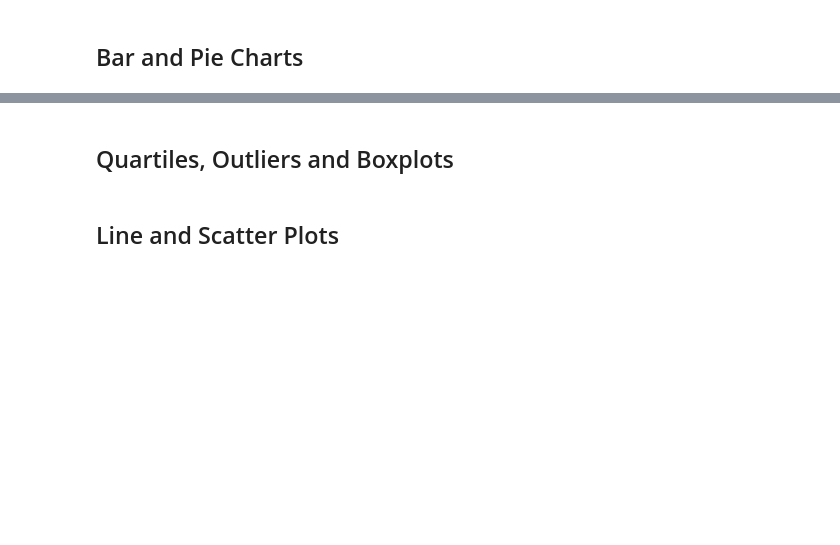
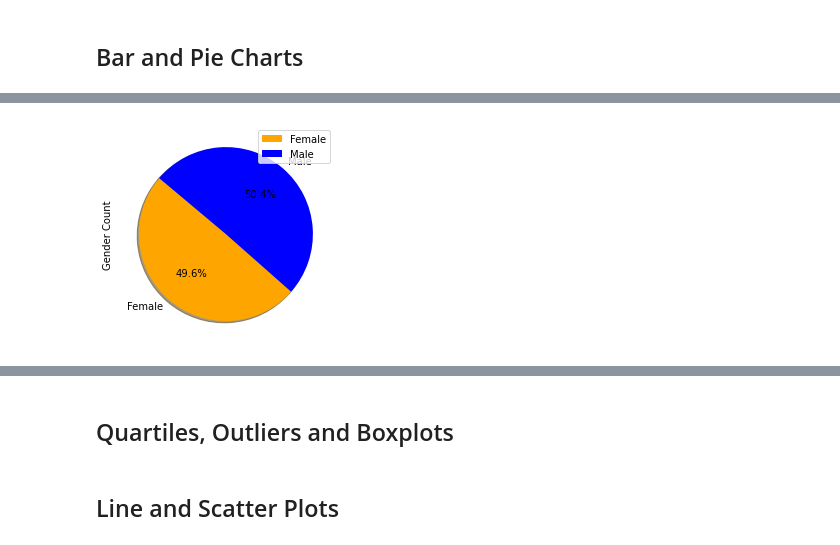
Before and after one commit to abarba1914/matplotlib-challenge, a Jupyter notebook: Pymaceuticals/pymaceuticals_starter.ipynb, the cells around one changed output, grey strips where cells are left out. Saved outputs shown, nothing was run; the diff lists cells and outputs as text; code cells hidden in the pictures; blank space fills up the shorter version.

```diff
--- a/Pymaceuticals/pymaceuticals_starter.ipynb
+++ b/Pymaceuticals/pymaceuticals_starter.ipynb
@@ -169,2 +245,7 @@ summary_agg
 # %%
 # Generate a pie plot showing the distribution of female versus male mice using pandas
+colors = ['orange', 'blue']
+#explode = (0.1, 0)
+plot = gender_percent.plot.pie(y='Gender Count', colors = colors , startangle=140, shadow = True, autopct="%1.1f%%")
+# %% [output]
+[figure, added]
```
Also changed, not shown: parts of 16 cells of this notebook.
